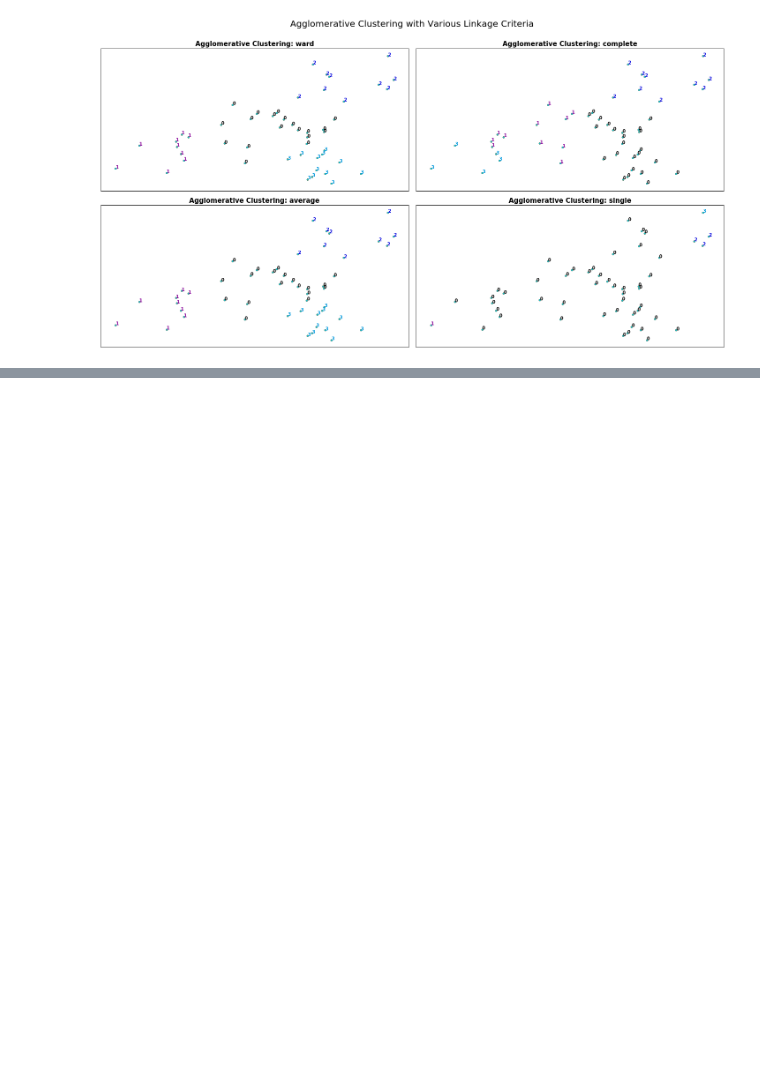
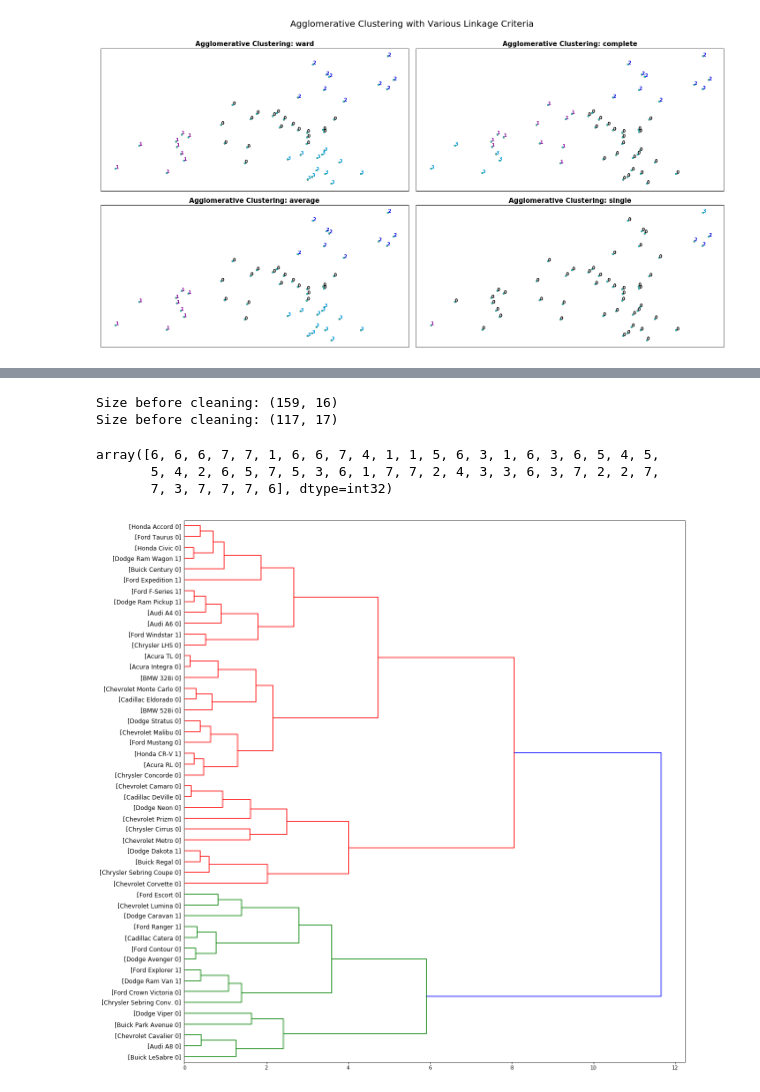
Before and after one commit to amypeniston/data-science-toolbox, a Jupyter notebook: Machine_Learning.ipynb, the cells around one changed output, grey strips where cells are left out. Saved outputs shown, nothing was run; the diff lists cells and outputs as text; code cells hidden in the pictures; blank space fills up the shorter version.

```diff
--- a/Machine_Learning.ipynb
+++ b/Machine_Learning.ipynb
@@ -1036,0 +1064,4 @@ plt.show()
+# %%
+# Another hierarchical clustering example - using scipy
+cars_df = pd.read_csv("assets/cars_clus.csv")
+cars_df.head()
@@ -1036,0 +1075,14 @@ plt.show()
+# %%
+# Clean the data
+print("Size before cleaning:", cars_df.shape)
+cars_df[[ 'sales', 'resale', 'type', 'price', 'engine_s',
+       'horsepow', 'wheelbas', 'width', 'length', 'curb_wgt', 'fuel_cap',
+       'mpg', 'lnsales']] = cars_df[['sales', 'resale', 'type', 'price', 'engine_s',
+       'horsepow', 'wheelbas', 'width', 'length', 'curb_wgt', 'fuel_cap',
+       'mpg', 'lnsales']].apply(pd.to_numeric, errors='coerce')
+cars_df = cars_df.dropna()
+cars_df = cars_df.reset_index()
+print("Size before cleaning:", cars_df.shape)
+# %% [output]
+Size before cleaning: (159, 16)
+Size before cleaning: (117, 17)
@@ -1036,0 +1103,22 @@ plt.show()
+# %%
+# Create the hierarchy
+distArray = ssd.squareform(dist_matrix)
+Z = hierarchy.linkage(distArray, 'complete')
+# %%
+# Cap the number of clusters
+num_clusters=3
+clusters = fcluster(Z, num_clusters, criterion='distance')
+clusters
+# %% [output]
+array([6, 6, 6, 7, 7, 1, 6, 6, 7, 4, 1, 1, 5, 6, 3, 1, 6, 3, 6, 5, 4, 5,
+       5, 4, 2, 6, 5, 7, 5, 3, 6, 1, 7, 7, 2, 4, 3, 3, 6, 3, 7, 2, 2, 7,
+       7, 3, 7, 7, 7, 6], dtype=int32)
+# %%
+# Plot the dendrogram
+fig = pylab.figure(figsize=(18,20))
+def llf(id):
+    return '[%s %s %s]' % (cars_df['manufact'][id], cars_df['model'][id], int(float(cars_df['type'][id])) )
+
+dendro = hierarchy.dendrogram(Z,  leaf_label_func=llf, leaf_rotation=0, leaf_font_size =12, orientation = 'right')
+# %% [output]
+[figure, added]
```
Also changed, not shown: parts of 8 cells of this notebook, 1 other file.
